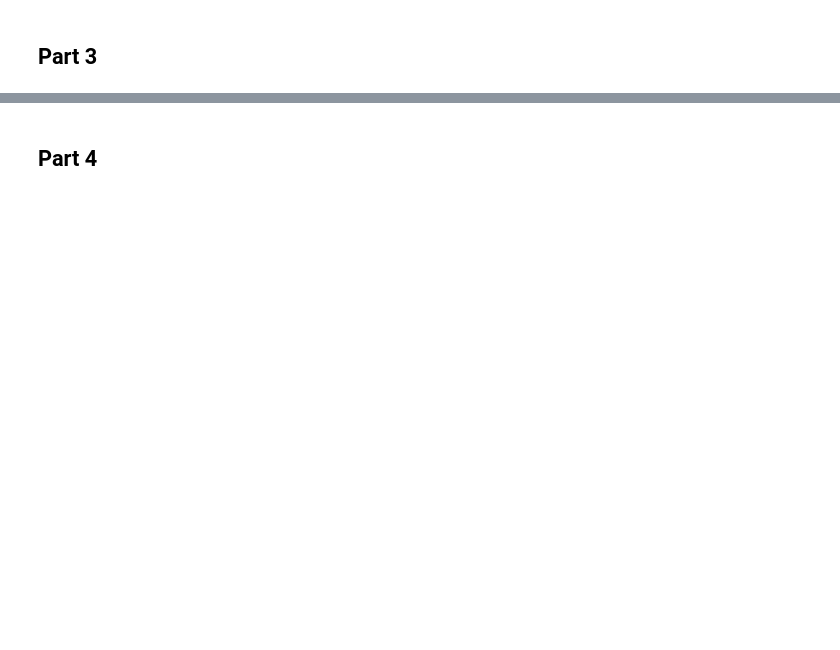
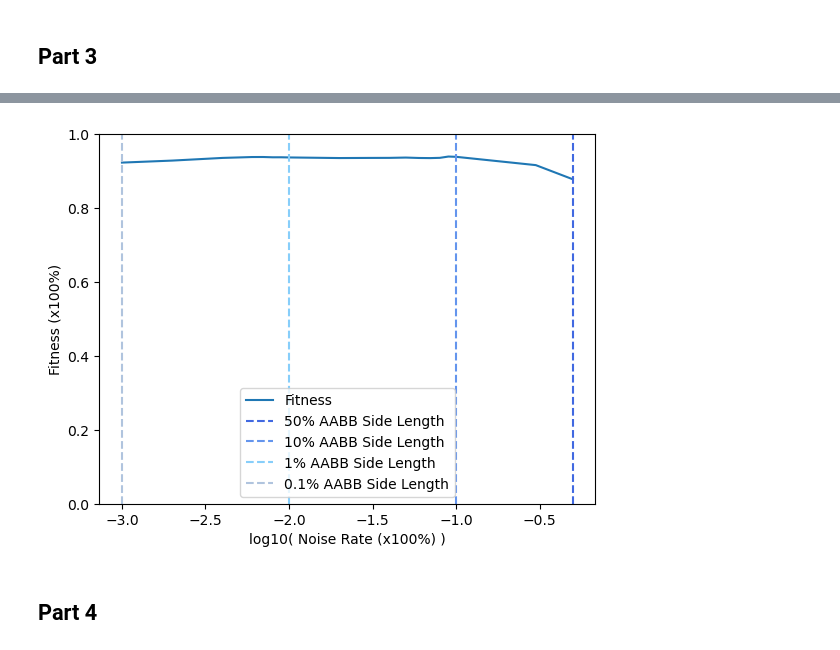
Before and after one commit to lucieniii/UCL-APG-2022, a Jupyter notebook: cw1/cw1.ipynb, the cells around one changed output, grey strips where cells are left out. Saved outputs shown, nothing was run; the diff lists cells and outputs as text; code cells hidden in the pictures; blank space fills up the shorter version.

```diff
--- a/cw1/cw1.ipynb
+++ b/cw1/cw1.ipynb
@@ -269,3 +305,16 @@ plt.show()
+# %%
+plt.plot(np.log10(noise_sigmas_rate), fitness_res_perturb_with_sigma, label='Fitness')
+plt.axvline(np.log10(5e-1), c='royalblue', linestyle='--', label='50% AABB Side Length')
+plt.axvline(np.log10(1e-1), c='cornflowerblue', linestyle='--', label='10% AABB Side Length')
+plt.axvline(np.log10(1e-2), c='lightskyblue', linestyle='--', label='1% AABB Side Length')
+plt.axvline(np.log10(1e-3), c='lightsteelblue', linestyle='--', label='0.1% AABB Side Length')
+plt.xlabel('log10( Noise Rate (x100%) )')
+plt.ylabel('Fitness (x100%)')
+plt.ylim(0, 1)
+plt.legend()
+plt.show()
+# %% [output]
+[figure, added]
 # %% [markdown]
 ## Part 4
 # %%
```
Also changed, not shown: parts of 21 cells of this notebook.
